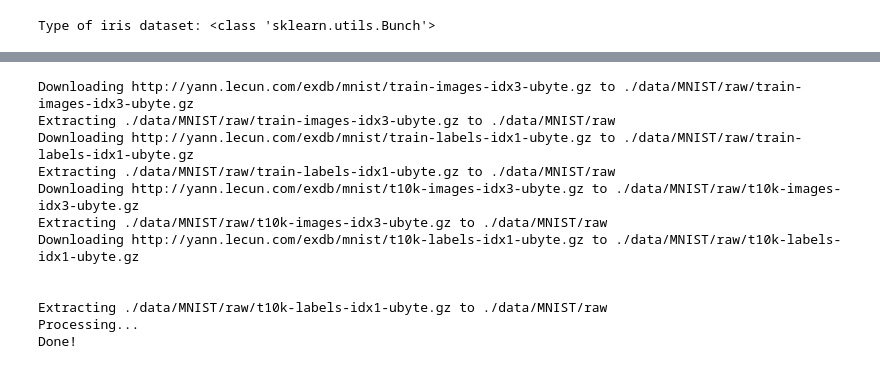
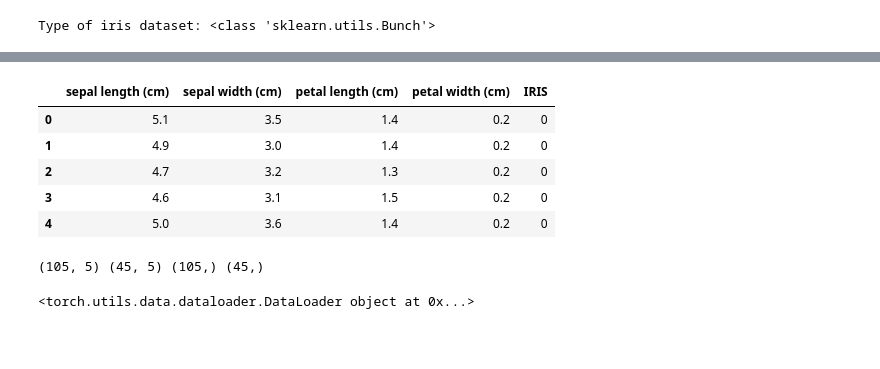
Before and after one commit to athiagarajan/PytorchMLDLFiles, a Jupyter notebook: IRIS_Pytorch.ipynb, the cells around one changed output, grey strips where cells are left out. Cells and saved outputs as stored; diff of their text form; code cells hidden in the pictures; blank space fills up the shorter version.

```diff
--- a/IRIS_Pytorch.ipynb
+++ b/IRIS_Pytorch.ipynb
@@ -24,0 +52,5 @@ Type of iris dataset: <class 'sklearn.utils.Bunch'>
+# %%
+# Let's change the data to a Panda's Dataframe
+import pandas as pd
+iris_df = pd.DataFrame(iris['data'] )
+iris_df.head()
@@ -24,0 +64,4 @@ Type of iris dataset: <class 'sklearn.utils.Bunch'>
+# %%
+#Now add the column names.
+iris_df.columns = iris['feature_names']
+iris_df.head()
@@ -24,0 +75,27 @@ Type of iris dataset: <class 'sklearn.utils.Bunch'>
+# %%
+#Add the target as IRIS.
+iris_df['IRIS']= iris['target']
+iris_df.head()
+# %% [output]
+|  | sepal length (cm) | sepal width (cm) | petal length (cm) | petal width (cm) | IRIS |
+| 0 | 5.1 | 3.5 | 1.4 | 0.2 | 0 |
+| 1 | 4.9 | 3.0 | 1.4 | 0.2 | 0 |
+| 2 | 4.7 | 3.2 | 1.3 | 0.2 | 0 |
+| 3 | 4.6 | 3.1 | 1.5 | 0.2 | 0 |
+| 4 | 5.0 | 3.6 | 1.4 | 0.2 | 0 |
+# %%
+#This will throw and error at import if haven't upgraded.
+# from sklearn.cross_validation  import train_test_split
+from sklearn.model_selection  import train_test_split
+#y is the dependent variable.
+y = iris_df['IRIS']
+#As we know, iloc is used to slice the array by index number. Here this is the matrix of
+#independent variables.
+X = iris_df.iloc[:,0:5]
+
+# Split the data into a training set and a test set
+X_train, X_test, y_train, y_test = train_test_split(X, y, test_size=0.3, random_state=0)
+
+print(X_train.shape, X_test.shape, y_train.shape, y_test.shape)
+# %% [output]
+(105, 5) (45, 5) (105,) (45,)
@@ -25,20 +125,14 @@ Type of iris dataset: <class 'sklearn.utils.Bunch'>
 # %%
 # Load data using Pytorch Datasets
-train_dataset = dsets.MNIST(root='./data', train=True, transform=transforms.ToTensor(), download=True)
-test_dataset = dsets.MNIST(root='./data', train=False, transform=transforms.ToTensor())
+from torchvision import transforms
+#train_dataset = dsets.MNIST(root='./data', train=True, transform=transforms.ToTensor(), download=True)
+#test_dataset = dsets.MNIST(root='./data', train=False, transform=transforms.ToTensor())
+train_dataset = iris_set(X_train, y_train, transform=transforms.ToTensor())
+test_dataset = iris_set(X_test, y_test, transform=transforms.ToTensor())
+batch_size = 105
-# %% [output]
-Downloading http://yann.lecun.com/exdb/mnist/train-images-idx3-ubyte.gz to ./data/MNIST/raw/train-images-idx3-ubyte.gz
-Extracting ./data/MNIST/raw/train-images-idx3-ubyte.gz to ./data/MNIST/raw
-Downloading http://yann.lecun.com/exdb/mnist/train-labels-idx1-ubyte.gz to ./data/MNIST/raw/train-labels-idx1-ubyte.gz
-Extracting ./data/MNIST/raw/train-labels-idx1-ubyte.gz to ./data/MNIST/raw
-Downloading http://yann.lecun.com/exdb/mnist/t10k-images-idx3-ubyte.gz to ./data/MNIST/raw/t10k-images-idx3-ubyte.gz
-Extracting ./data/MNIST/raw/t10k-images-idx3-ubyte.gz to ./data/MNIST/raw
-Downloading http://yann.lecun.com/exdb/mnist/t10k-labels-idx1-ubyte.gz to ./data/MNIST/raw/t10k-labels-idx1-ubyte.gz
-
-
-Extracting ./data/MNIST/raw/t10k-labels-idx1-ubyte.gz to ./data/MNIST/raw
-Processing...
-Done!
 # %%
 train_loader = torch.utils.data.DataLoader(dataset=train_dataset, batch_size=batch_size, shuffle=True)
 test_loader = torch.utils.data.DataLoader(dataset=test_dataset, batch_size=batch_size, shuffle=False)
+print(train_loader)
+# %% [output]
+<torch.utils.data.dataloader.DataLoader object at 0x...>
```
Also changed, not shown: parts of 11 cells of this notebook.
